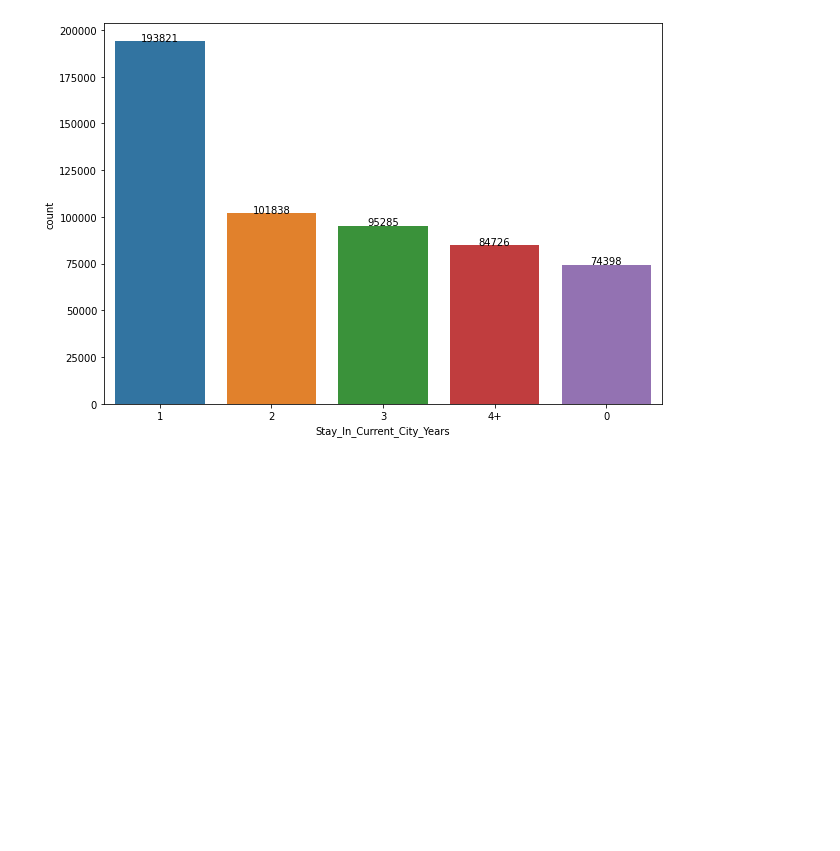
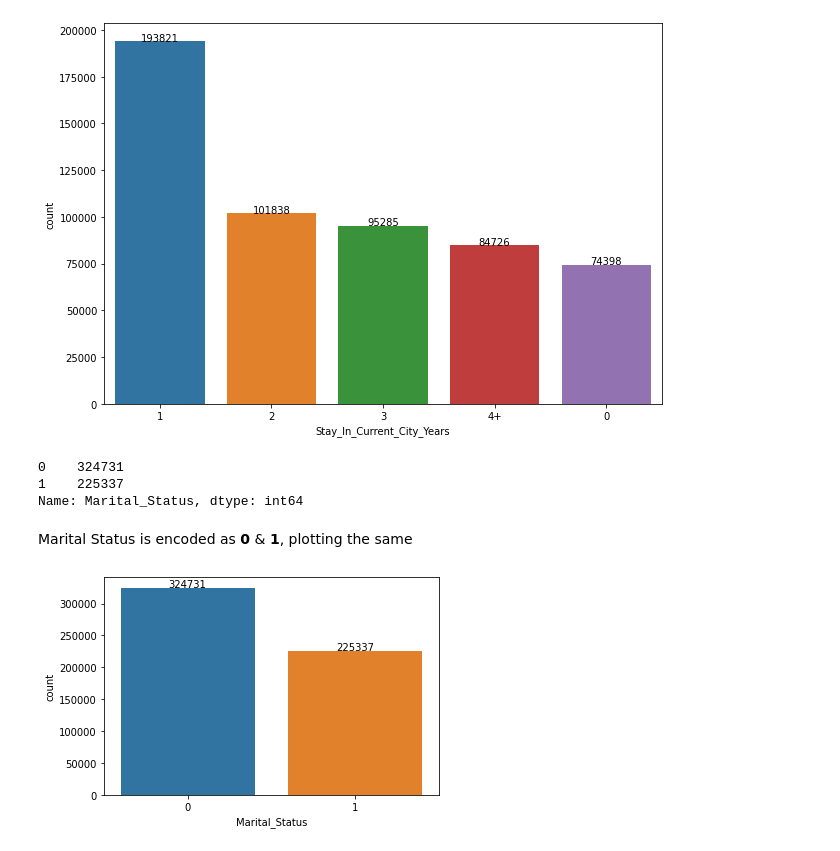
Before and after one commit to rohandawar/EDA_And_feature_Engineering, a Jupyter notebook: eda-feature-engineering-black-friday.ipynb, the cells around one changed output. Drawn from its saved outputs; the diff is of its cells as text; code cells hidden in the pictures; blank space fills up the shorter version.

```diff
--- a/eda-feature-engineering-black-friday.ipynb
+++ b/eda-feature-engineering-black-friday.ipynb
@@ -263,3 +280,24 @@ for p in ax.patches:
 plt.show()
 # %% [output]
 [figure]
+# %%
+df_train['Marital_Status'].value_counts()
+# %% [output]
+0    324731
+1    225337
+Name: Marital_Status, dtype: int64
+# %% [markdown]
+Marital Status is encoded as **0** & **1**, plotting the same
+# %%
+ax = sns.countplot(x='Marital_Status', data=df_train)
+
+for p in ax.patches:
+    height = p.get_height()
+    ax.text(x=p.get_x()+ (p.get_width()/2),
+            y=height+1000,
+            s=height,
+            ha='center'
+           )
+plt.show()
+# %% [output]
+[figure, added]
```
Also changed, not shown: parts of 17 cells of this notebook.
